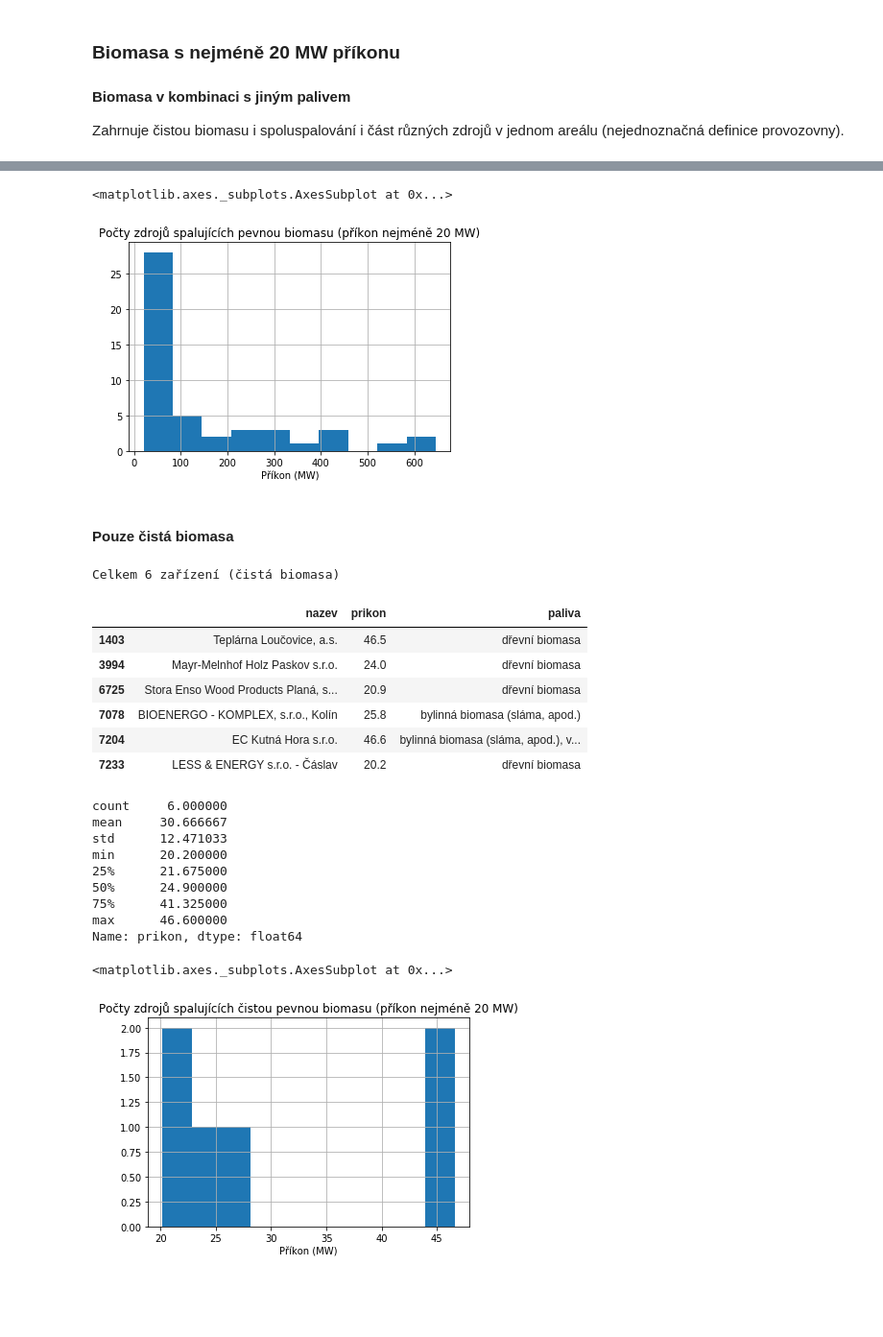
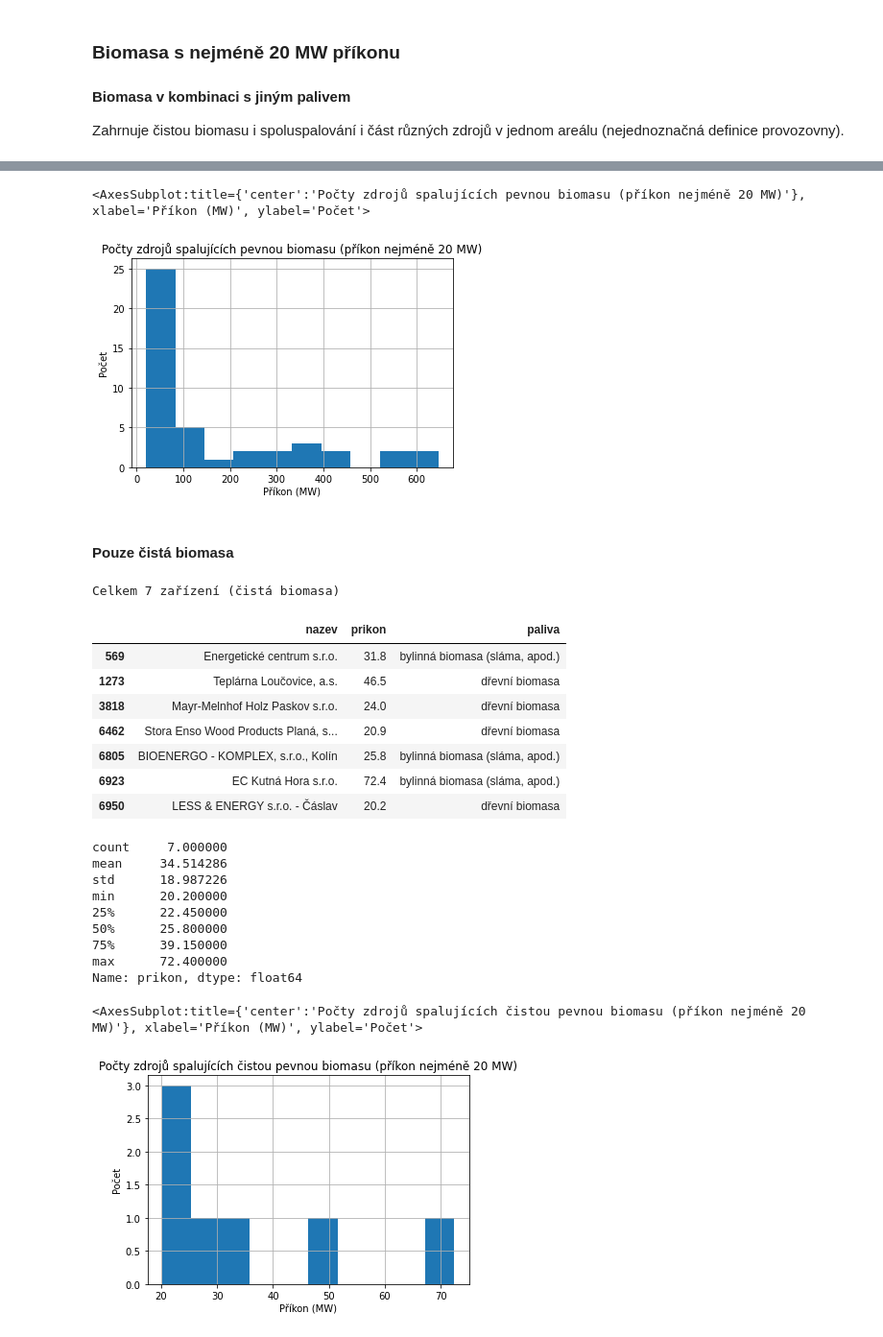
Before and after one commit to jandolezal/emis, a Jupyter notebook: emis_interpretace.ipynb, the cells around one changed output, grey strips where cells are left out. Shown: that part at 96% size. Cells and saved outputs as stored; diff of their text form; code cells hidden in the pictures; blank space fills up the shorter version.

```diff
--- a/emis_interpretace.ipynb
+++ b/emis_interpretace.ipynb
@@ -13,7 +13,7 @@ Výběr zařízení, která mají údaj o palivu a příslušný příkon (20 MW
 Údaje nejsou přesné, protože provozovna na webu EMIS nutně neznamená jeden zdroj, jak bychom si intuitivně přáli (jednu bioplynku, jednu výtopnu) apod. Viz příklad [Energetiky Kněžice](http://portal.chmi.cz/files/portal/docs/uoco/web_generator/plants/CZ020/211902152_CZ.html "Energetika Kněžice"), kde je v jednom zdroju spojená výtopna (s dvěma kotly) a bioplynová stanice, viz [licence](http://licence.eru.cz/detail.php?lic-id=310605027&sequence=1,2&total=2) na webu ERÚ. Jde spíše o jeden areál.
 # %%
 import pandas as pd
-em = pd.read_csv('emis_data.csv', decimal=',', low_memory=False)
+em = pd.read_csv('emis_data.csv', decimal=',', dtype={'adm': 'str'}, low_memory=False)
 # %%
 em = em.iloc[:, :9] # columns with emissions not needed
 em
@@ -165,10 +179,11 @@ Name: prikon, dtype: float64
 plt.figure()
 plt.title('Počty zdrojů spalujících pevnou biomasu (příkon nejméně 20 MW)')
 plt.xlabel('Příkon (MW)')
+plt.ylabel('Počet')
 biomasa.prikon.hist()
 # %% [output]
-<matplotlib.axes._subplots.AxesSubplot at 0x...>
+<AxesSubplot:title={'center':'Počty zdrojů spalujících pevnou biomasu (příkon nejméně 20 MW)'}, xlabel='Příkon (MW)', ylabel='Počet'>
-[figure, old version]
+[figure, new version]
 # %% [markdown]
 #### Pouze čistá biomasa
 # %%
@@ -176,31 +191,33 @@ biomasa_cista = em[(em.prikon >= 20) & (em.paliva.str.contains('bio|dřev', rege
 print(f'Celkem {biomasa_cista.shape[0]} zařízení (čistá biomasa)')
 biomasa_cista[['nazev','prikon', 'paliva']]
 # %% [output]
-Celkem 6 zařízení (čistá biomasa)
+Celkem 7 zařízení (čistá biomasa)
 |  | nazev | prikon | paliva |
-| 1403 | Teplárna Loučovice, a.s. | 46.5 | dřevní biomasa |
-| 3994 | Mayr-Melnhof Holz Paskov s.r.o. | 24.0 | dřevní biomasa |
-| 6725 | Stora Enso Wood Products Planá, s... | 20.9 | dřevní biomasa |
-| 7078 | BIOENERGO - KOMPLEX, s.r.o., Kolín | 25.8 | bylinná biomasa (sláma, apod.) |
-| 7204 | EC Kutná Hora s.r.o. | 46.6 | bylinná biomasa (sláma, apod.), v... |
-| 7233 | LESS & ENERGY s.r.o. - Čáslav | 20.2 | dřevní biomasa |
+| 569 | Energetické centrum s.r.o. | 31.8 | bylinná biomasa (sláma, apod.) |
+| 1273 | Teplárna Loučovice, a.s. | 46.5 | dřevní biomasa |
+| 3818 | Mayr-Melnhof Holz Paskov s.r.o. | 24.0 | dřevní biomasa |
+| 6462 | Stora Enso Wood Products Planá, s... | 20.9 | dřevní biomasa |
+| 6805 | BIOENERGO - KOMPLEX, s.r.o., Kolín | 25.8 | bylinná biomasa (sláma, apod.) |
+| 6923 | EC Kutná Hora s.r.o. | 72.4 | bylinná biomasa (sláma, apod.) |
+| 6950 | LESS & ENERGY s.r.o. - Čáslav | 20.2 | dřevní biomasa |
 # %%
 biomasa_cista.prikon.describe()
 # %% [output]
-count     6.000000
-mean     30.666667
-std      12.471033
+count     7.000000
+mean     34.514286
+std      18.987226
 min      20.200000
-25%      21.675000
-50%      24.900000
-75%      41.325000
-max      46.600000
+25%      22.450000
+50%      25.800000
+75%      39.150000
+max      72.400000
 Name: prikon, dtype: float64
 # %%
 plt.figure()
 plt.title('Počty zdrojů spalujících čistou pevnou biomasu (příkon nejméně 20 MW)')
 plt.xlabel('Příkon (MW)')
+plt.ylabel('Počet')
 biomasa_cista.prikon.hist()
 # %% [output]
-<matplotlib.axes._subplots.AxesSubplot at 0x...>
+<AxesSubplot:title={'center':'Počty zdrojů spalujících čistou pevnou biomasu (příkon nejméně 20 MW)'}, xlabel='Příkon (MW)', ylabel='Počet'>
-[figure, old version]
+[figure, new version]
```
Also changed, not shown: parts of 10 cells of this notebook, 4 other files.
